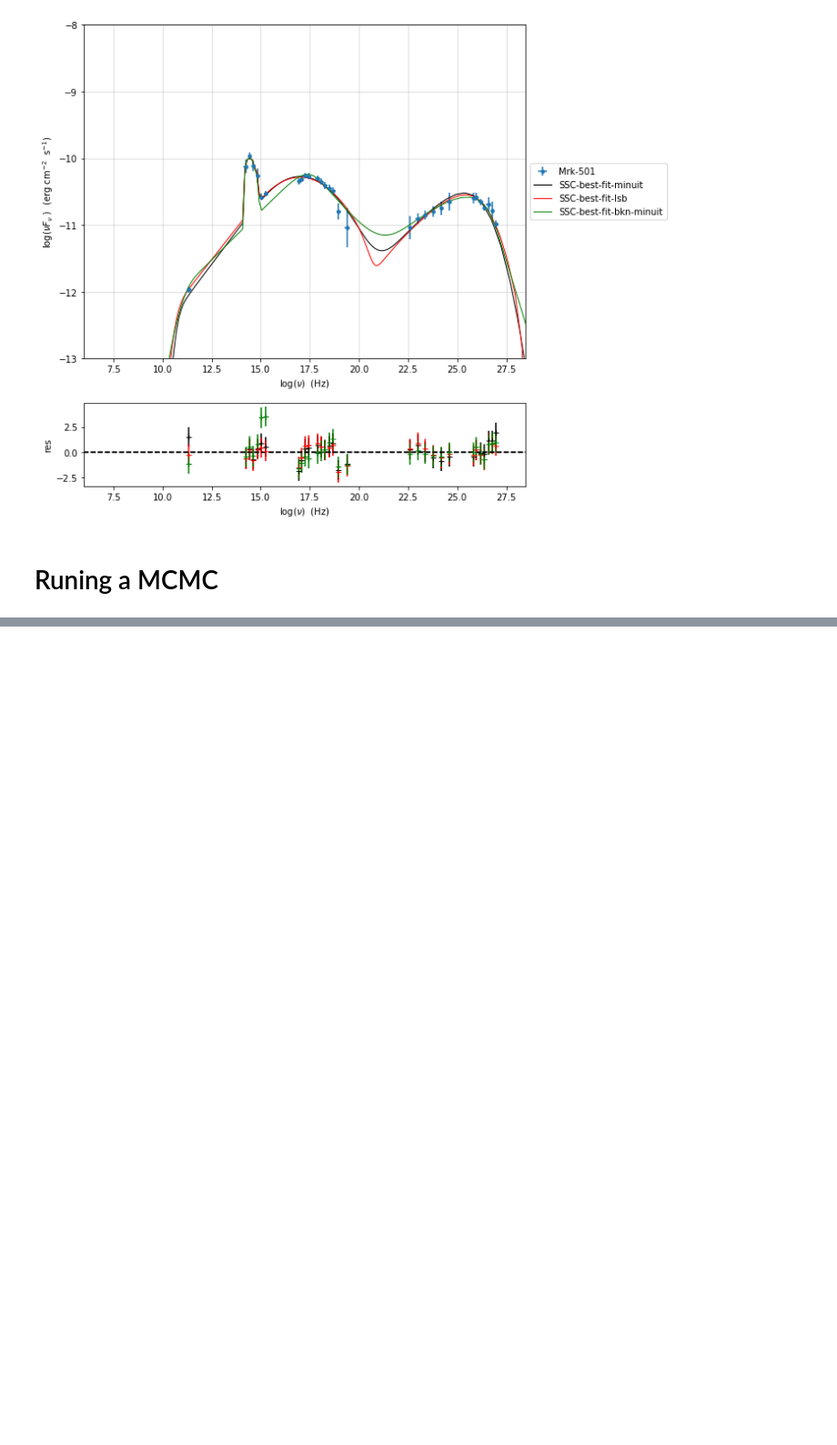
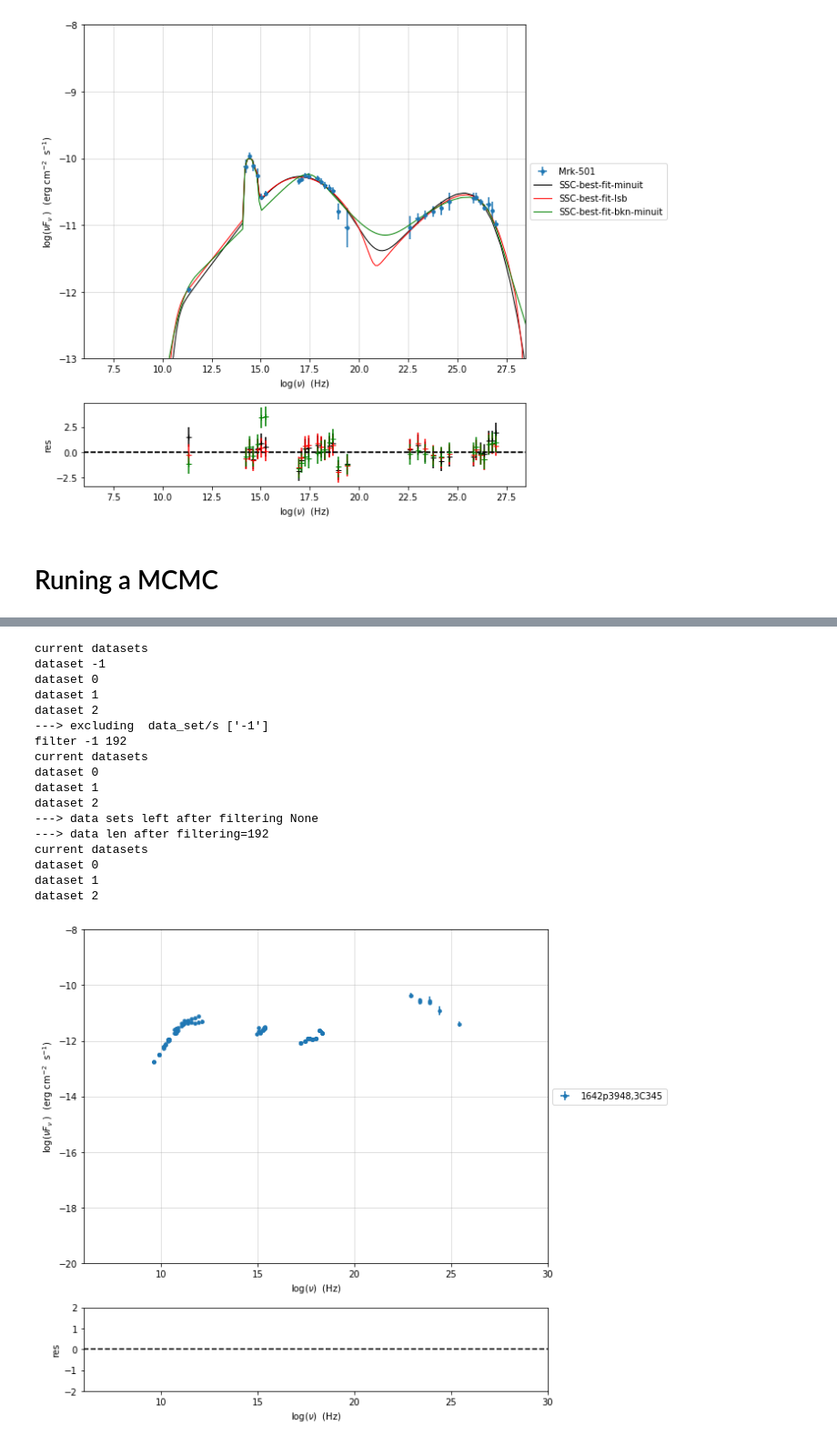
Before and after one commit to andreatramacere/jetset, a Jupyter notebook: notebooks/QuickStart.ipynb, the cells around one changed output, grey strips where cells are left out. Shown at 91% size. Saved outputs shown, nothing was run; the diff lists cells and outputs as text; code cells hidden in the pictures; blank space fills up the shorter version.

```diff
--- a/notebooks/QuickStart.ipynb
+++ b/notebooks/QuickStart.ipynb
@@ -1015,0 +1034,24 @@ f=mcmc.corner_plot()
+# %%
+sed_data.show_data_sets()
+sed_data.filter_data_set('-1',exclude=True)
+sed_data.show_data_sets()
+p=sed_data.plot_sed()
+# %% [output]
+current datasets
+dataset -1
+dataset 0
+dataset 1
+dataset 2
+---> excluding  data_set/s ['-1']
+filter -1 192
+current datasets
+dataset 0
+dataset 1
+dataset 2
+---> data sets left after filtering None
+---> data len after filtering=192
+current datasets
+dataset 0
+dataset 1
+dataset 2
+[figure, added]
```
Also changed, not shown: parts of 21 cells of this notebook, 8 other files.
